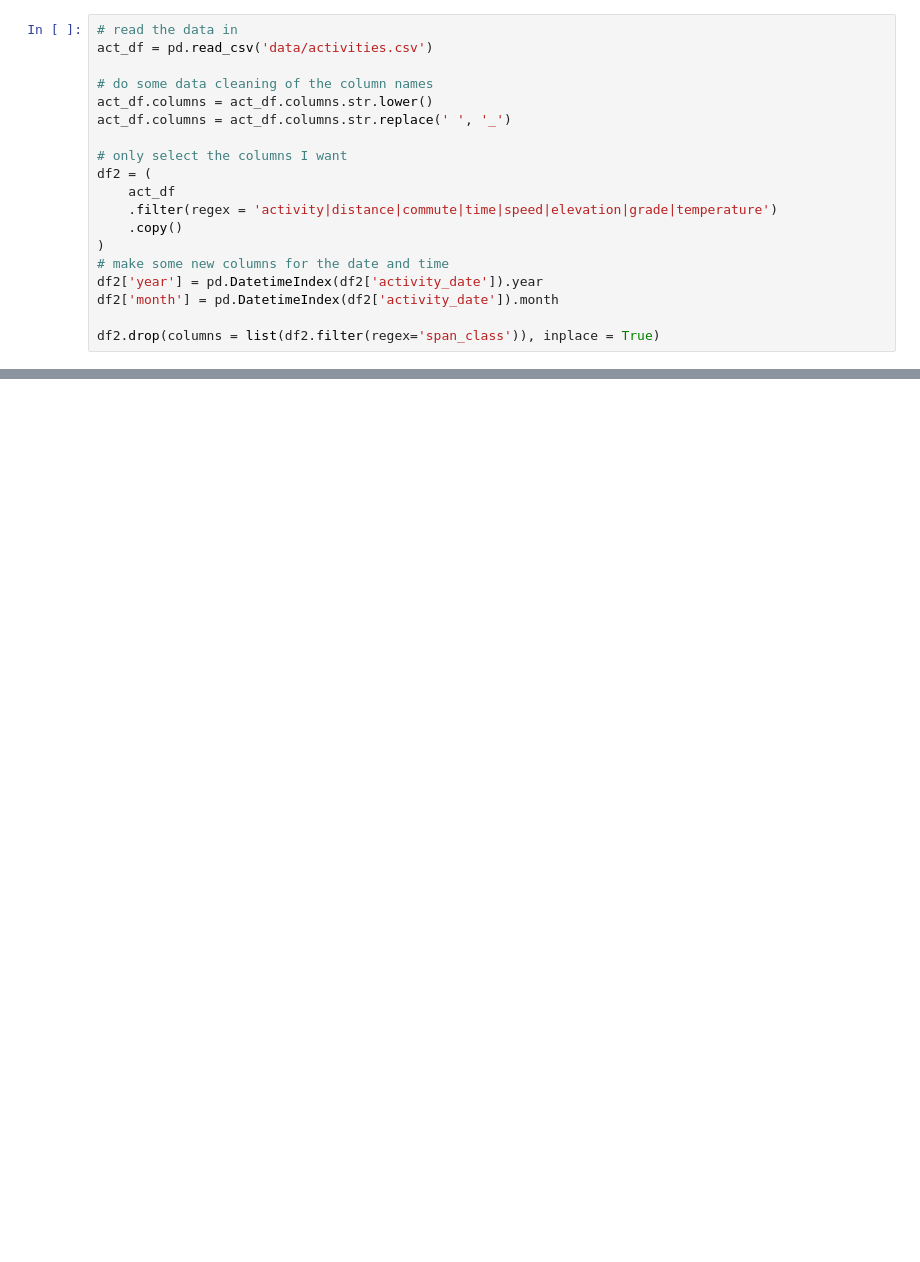
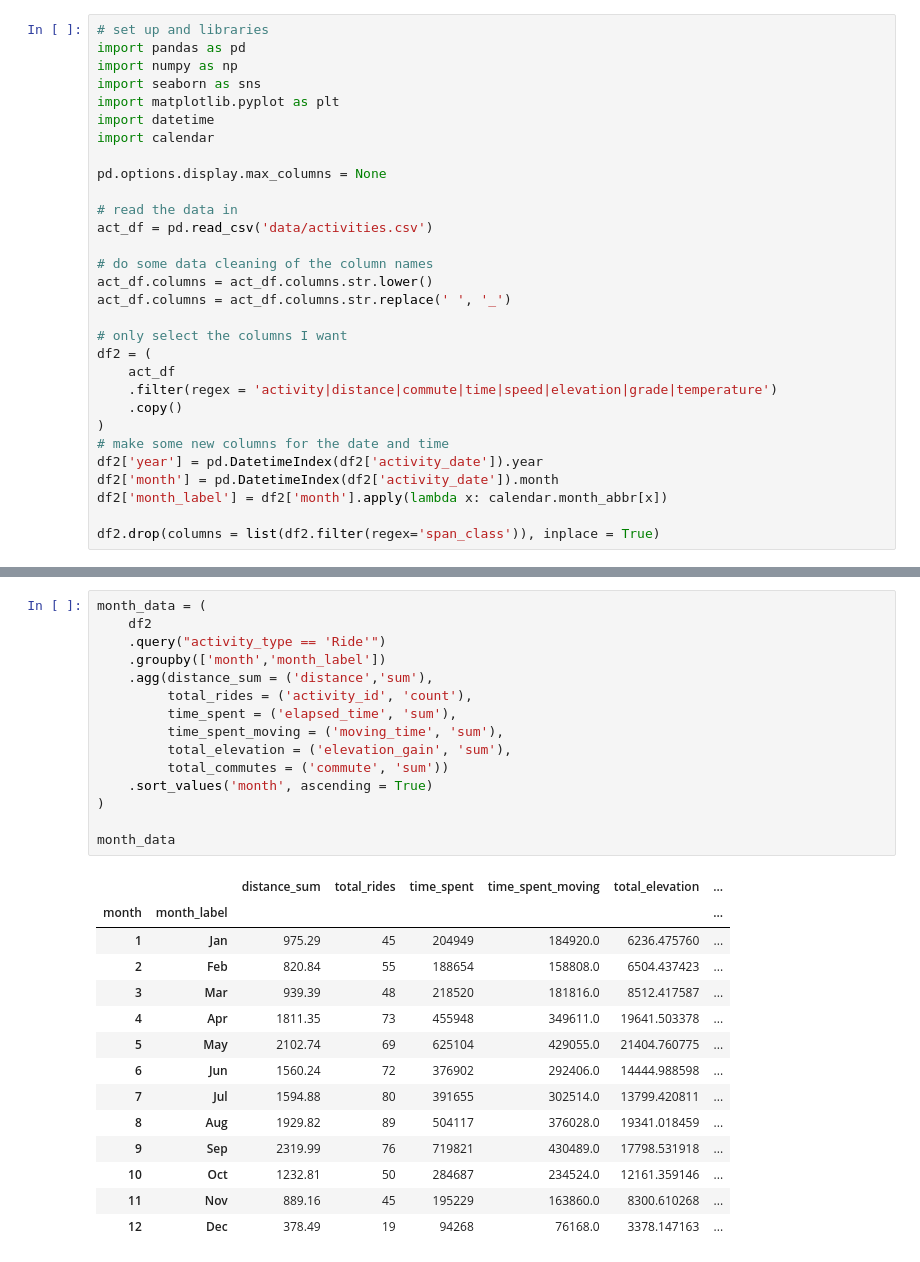
Before and after one commit to stephanieboyle/strava_project, a Jupyter notebook: strava_analysis.ipynb, the cells around one changed output, grey strips where cells are left out. Saved outputs shown, nothing was run; the diff lists cells and outputs as text; blank space fills up the shorter version.

```diff
--- a/strava_analysis.ipynb
+++ b/strava_analysis.ipynb
@@ -9,4 +1,14 @@ pd.options.display.max_columns = None
 # %%
+# set up and libraries
+import pandas as pd
+import numpy as np
+import seaborn as sns
+import matplotlib.pyplot as plt
+import datetime
+import calendar
+
+pd.options.display.max_columns = None
+
 # read the data in
 act_df = pd.read_csv('data/activities.csv')
 
@@ -23,5 +25,6 @@ df2 = (
 # make some new columns for the date and time
 df2['year'] = pd.DatetimeIndex(df2['activity_date']).year
 df2['month'] = pd.DatetimeIndex(df2['activity_date']).month
+df2['month_label'] = df2['month'].apply(lambda x: calendar.month_abbr[x])
 
 df2.drop(columns = list(df2.filter(regex='span_class')), inplace = True)
@@ -94,0 +89,30 @@ Name: activity_id, dtype: int64
+# %%
+month_data = (
+    df2
+    .query("activity_type == 'Ride'")
+    .groupby(['month','month_label'])
+    .agg(distance_sum = ('distance','sum'),
+         total_rides = ('activity_id', 'count'),
+         time_spent = ('elapsed_time', 'sum'),
+         time_spent_moving = ('moving_time', 'sum'),
+         total_elevation = ('elevation_gain', 'sum'),
+         total_commutes = ('commute', 'sum'))
+    .sort_values('month', ascending = True)
+)
+
+month_data
+# %% [output]
+|  |  | distance_sum | total_rides | time_spent | time_spent_moving | total_elevation | ... |
+| month | month_label |  |  |  |  |  | ... |
+| 1 | Jan | 975.29 | 45 | 204949 | 184920.0 | 6236.475760 | ... |
+| 2 | Feb | 820.84 | 55 | 188654 | 158808.0 | 6504.437423 | ... |
+| 3 | Mar | 939.39 | 48 | 218520 | 181816.0 | 8512.417587 | ... |
+| 4 | Apr | 1811.35 | 73 | 455948 | 349611.0 | 19641.503378 | ... |
+| 5 | May | 2102.74 | 69 | 625104 | 429055.0 | 21404.760775 | ... |
+| 6 | Jun | 1560.24 | 72 | 376902 | 292406.0 | 14444.988598 | ... |
+| 7 | Jul | 1594.88 | 80 | 391655 | 302514.0 | 13799.420811 | ... |
+| 8 | Aug | 1929.82 | 89 | 504117 | 376028.0 | 19341.018459 | ... |
+| 9 | Sep | 2319.99 | 76 | 719821 | 430489.0 | 17798.531918 | ... |
+| 10 | Oct | 1232.81 | 50 | 284687 | 234524.0 | 12161.359146 | ... |
+| 11 | Nov | 889.16 | 45 | 195229 | 163860.0 | 8300.610268 | ... |
+| 12 | Dec | 378.49 | 19 | 94268 | 76168.0 | 3378.147163 | ... |
```
Also changed, not shown: parts of 8 cells of this notebook.
